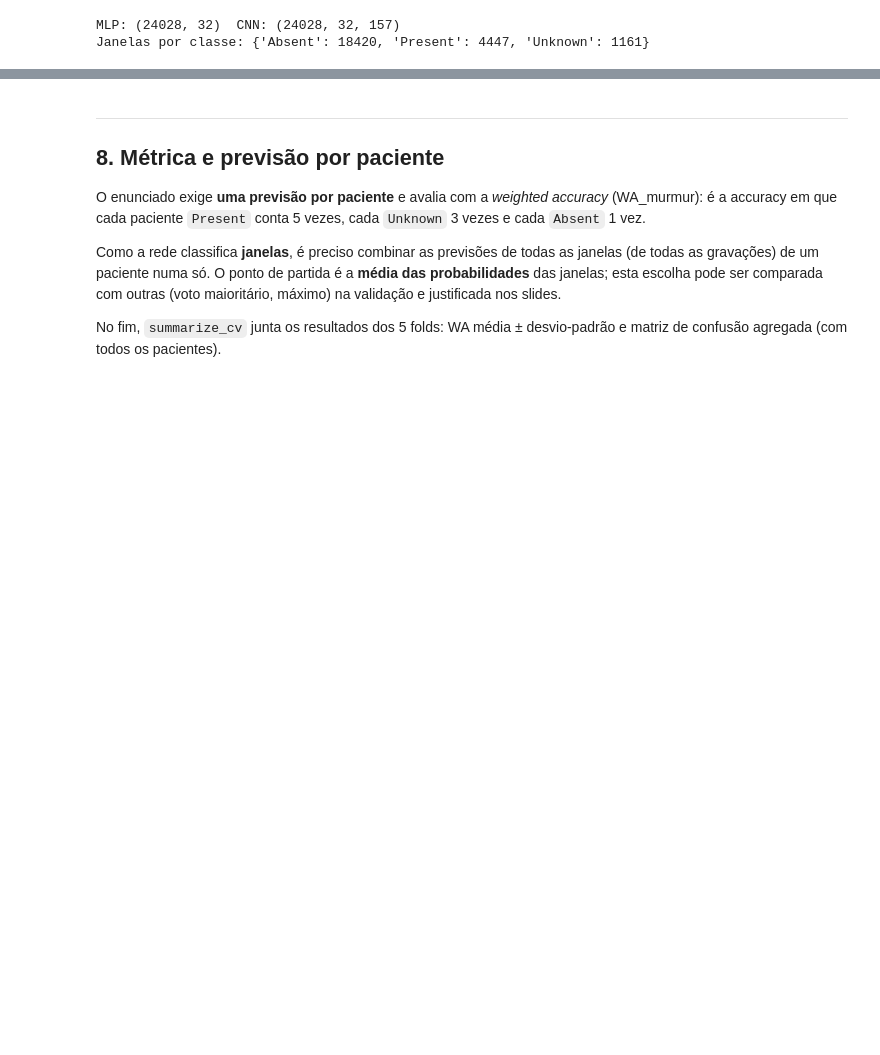
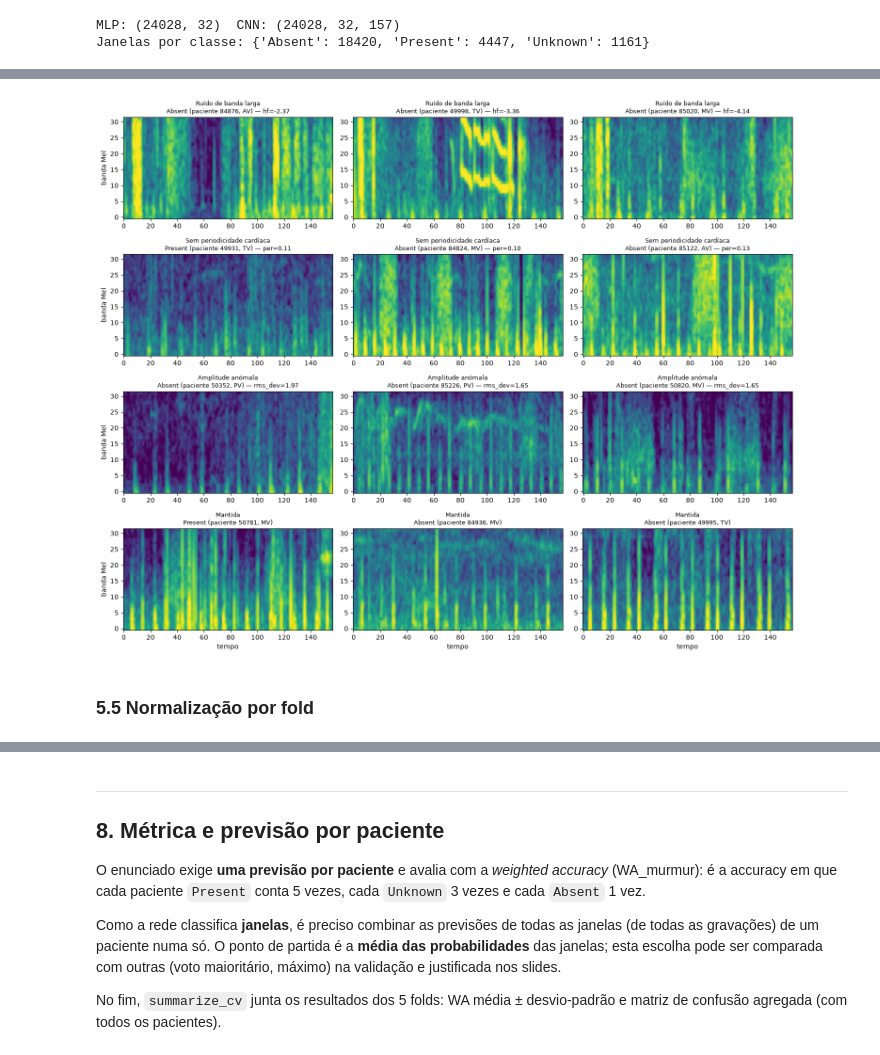
Before and after one commit to anaalves6/ac2, a Jupyter notebook: Trabalho_ac2-2.ipynb, the cells around one changed output, grey strips where cells are left out. Saved outputs shown, nothing was run; the diff lists cells and outputs as text; code cells hidden in the pictures; blank space fills up the shorter version.

```diff
--- a/Trabalho_ac2-2.ipynb
+++ b/Trabalho_ac2-2.ipynb
@@ -368,3 +475,27 @@ Janelas por classe: {'Absent': 18420, 'Present': 4447, 'Unknown': 1161}
+# %%
+# Exemplos de janelas removidas (uma linha por critério) vs. janelas mantidas, na mesma escala de cor
+rng = np.random.default_rng(SEED)
+linhas = [("bad_hf",  "hf",      "Ruído de banda larga"),
+          ("bad_per", "per",     "Sem periodicidade cardíaca"),
+          ("bad_rms", "rms_dev", "Amplitude anómala"),
+          (None,      None,      "Mantida")]
+vmin, vmax = np.percentile(Xs_raw[::50].astype(np.float32), [1, 99])
+
+fig, ax = plt.subplots(len(linhas), 3, figsize=(15, 3 * len(linhas)))
+for r, (flag, met, nome) in enumerate(linhas):
+    pool = q.index[~q.keep & q[flag]] if flag else q.index[q.keep]
+    for c, i in enumerate(rng.choice(pool, size=min(3, len(pool)), replace=False)):
+        a = ax[r, c]
+        a.imshow(Xs_raw[i].astype(np.float32), origin="lower", aspect="auto", vmin=vmin, vmax=vmax)
+        val = f" — {met}={q.loc[i, met]:.2f}" if met else ""
+        a.set_title(f"{nome}\n{q.y[i]} (paciente {q.patient_id[i]}, {q['loc'][i]}){val}", fontsize=9)
+        if c == 0: a.set_ylabel("banda Mel")
+        if r == len(linhas) - 1: a.set_xlabel("tempo")
+plt.tight_layout(); plt.show()
+# %% [output]
+[figure, added]
+# %% [markdown]
+### 5.5 Normalização por fold
 # %%
 def make_fold(k, val_size=0.15):
     """Dados do fold k, normalizados com estatísticas calculadas APENAS nos pacientes de treino desse fold."""
```
Also changed, not shown: parts of 4 cells of this notebook.
